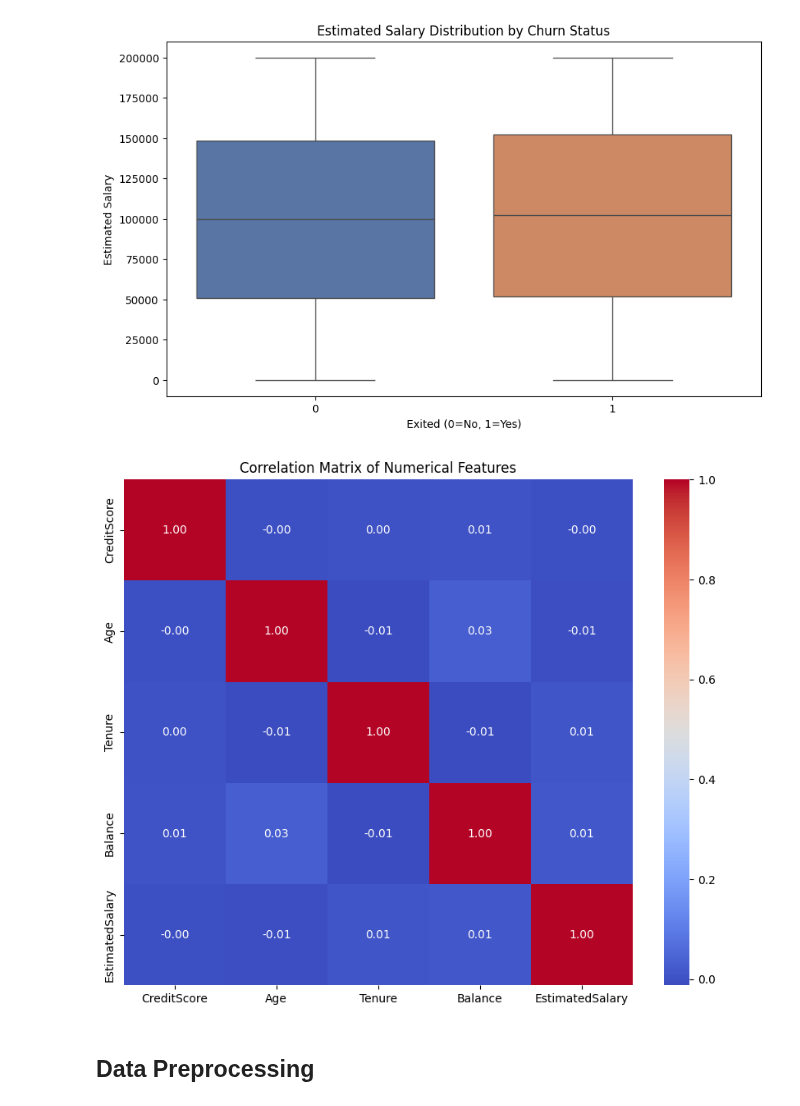
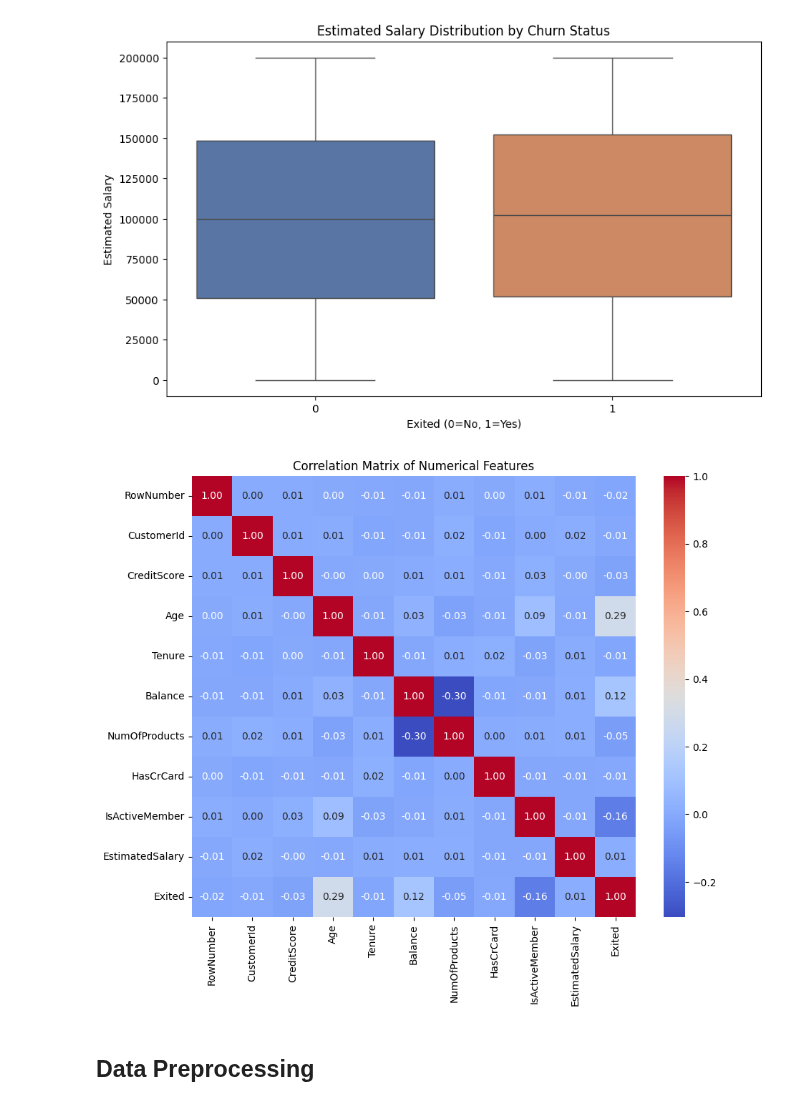
Before and after one commit to ninobronw/BPALM-TOOL-IMPLEMENTATION, a Jupyter notebook: INN_Learner_Notebook_Full_codeJLA.ipynb, the cells around one changed output. Saved outputs shown, nothing was run; the diff lists cells and outputs as text; code cells hidden in the pictures.

```diff
--- a/INN_Learner_Notebook_Full_codeJLA.ipynb
+++ b/INN_Learner_Notebook_Full_codeJLA.ipynb
@@ -51,7 +51,7 @@ You as a Data scientist with the  bank need to  build a neural network based cla
 ## Loading the dataset
 # %%
 import pandas as pd
-data = pd.read_csv("/content/sample_data/bank-1.csv")
+data = pd.read_csv("/content/bank-1.csv")
 
 # Preview the first 5 rows
 data.head()
@@ -429,11 +431,12 @@ Passing `palette` without assigning `hue` is deprecated and will be removed in v
 [figure]
 # %%
 plt.figure(figsize=(10, 8))
-sns.heatmap(data[cols_list].corr(), annot=True, cmap='coolwarm', fmt='.2f')
+# Automatically selects all numerical columns
+sns.heatmap(data.select_dtypes(include=['number']).corr(), annot=True, cmap='coolwarm', fmt='.2f')
 plt.title('Correlation Matrix of Numerical Features')
 plt.show()
 # %% [output]
-[figure, old version]
+[figure, new version]
 # %% [markdown]
 ## Data Preprocessing
 # %% [markdown]
```
Also changed, not shown: parts of 19 cells of this notebook.
